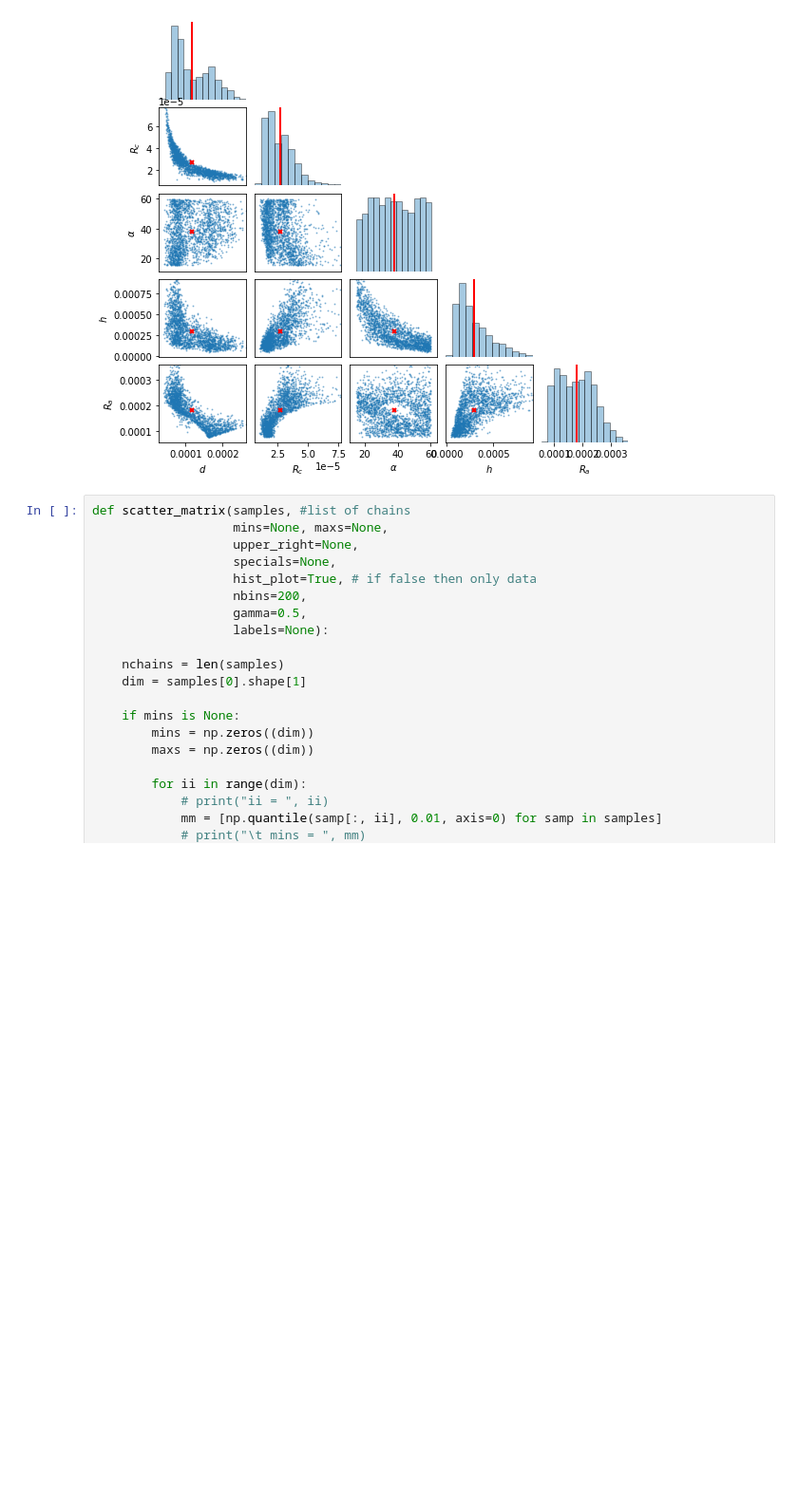
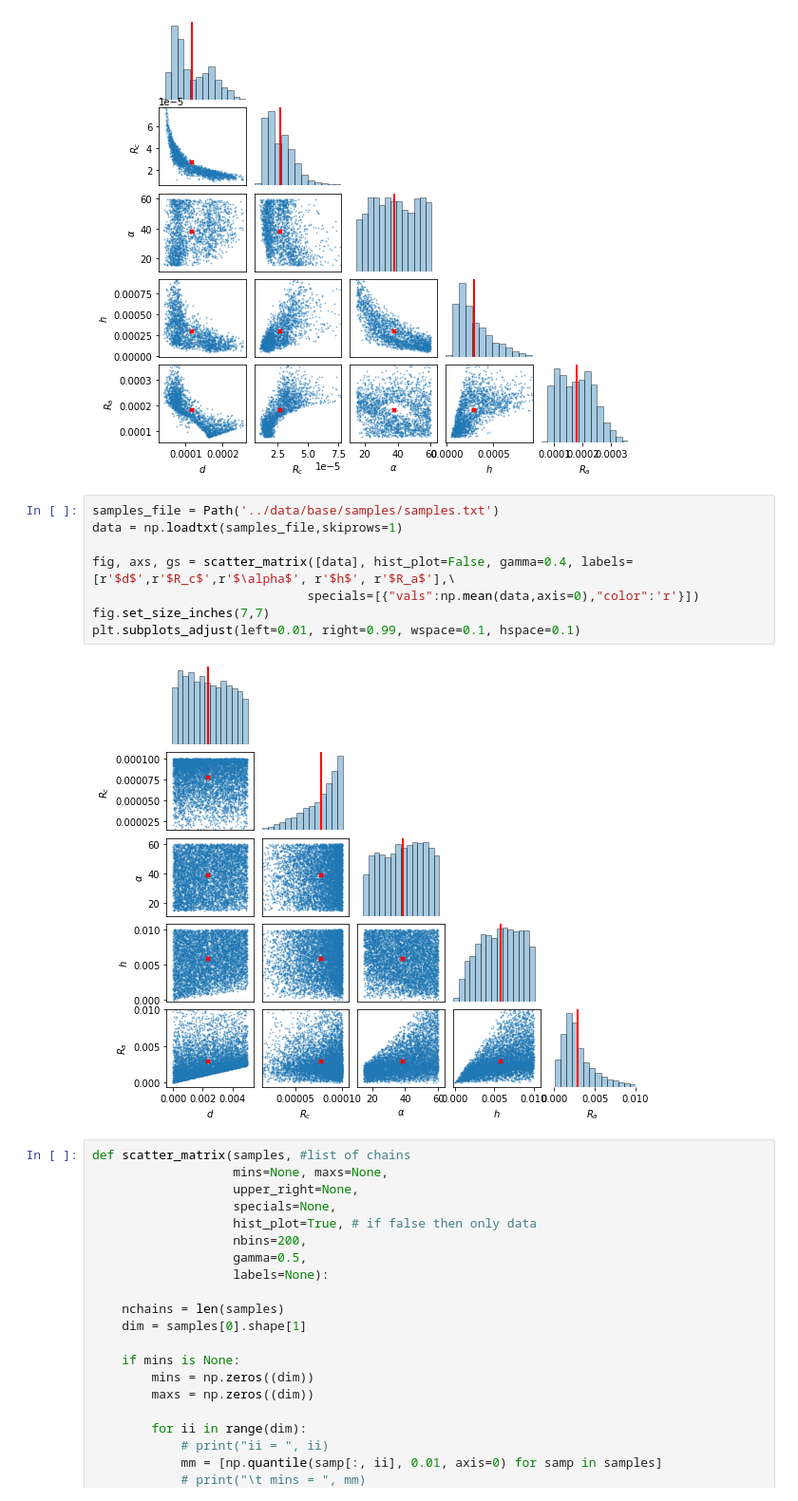
Before and after one commit to eckelsjd/espet_pde, a Jupyter notebook: src/view_samples.ipynb, the cells around one changed output. Shown at 95% size. Saved outputs shown, nothing was run; the diff lists cells and outputs as text; blank space fills up the shorter version.

```diff
--- a/src/view_samples.ipynb
+++ b/src/view_samples.ipynb
@@ -36,6 +36,16 @@ fig.set_size_inches(7,7)
 plt.subplots_adjust(left=0.01, right=0.99, wspace=0.1, hspace=0.1)
 # %% [output]
 [figure]
+# %%
+samples_file = Path('../data/base/samples/samples.txt')
+data = np.loadtxt(samples_file,skiprows=1)
+
+fig, axs, gs = scatter_matrix([data], hist_plot=False, gamma=0.4, labels=[r'$d$',r'$R_c$',r'$\alpha$', r'$h$', r'$R_a$'],\
+                             specials=[{"vals":np.mean(data,axis=0),"color":'r'}])
+fig.set_size_inches(7,7)
+plt.subplots_adjust(left=0.01, right=0.99, wspace=0.1, hspace=0.1)
+# %% [output]
+[figure, added]
 # %%
 def scatter_matrix(samples, #list of chains
                    mins=None, maxs=None,
```
Also changed, not shown: 9 other files.
